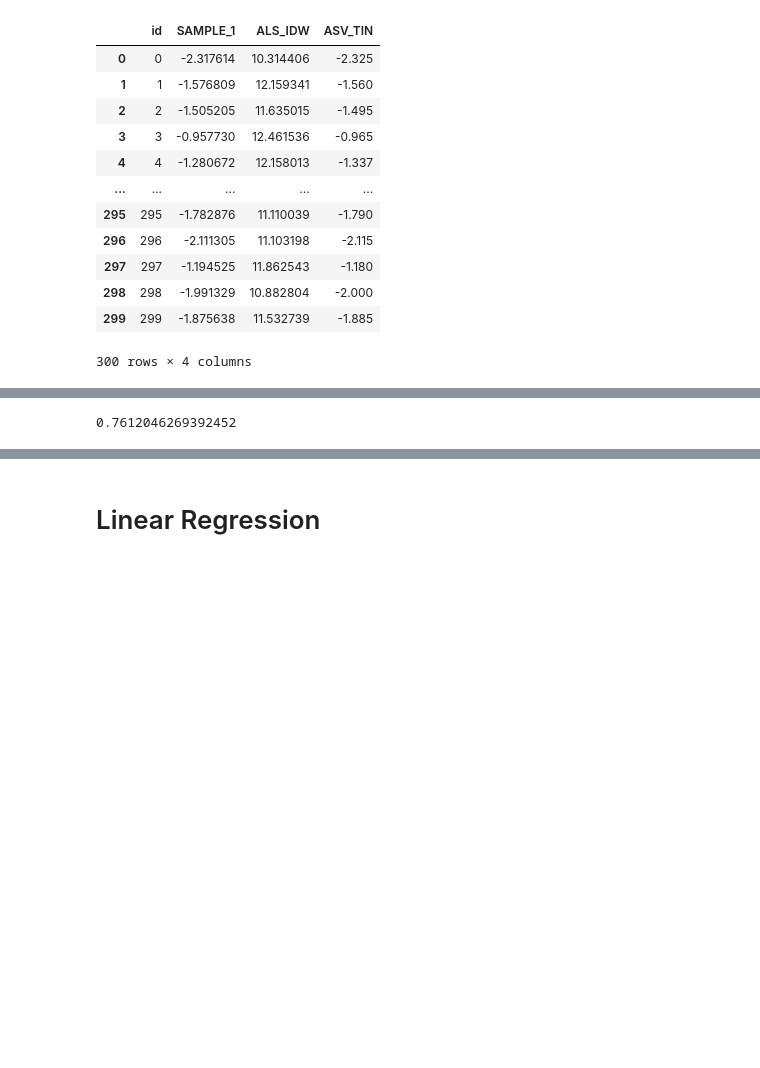
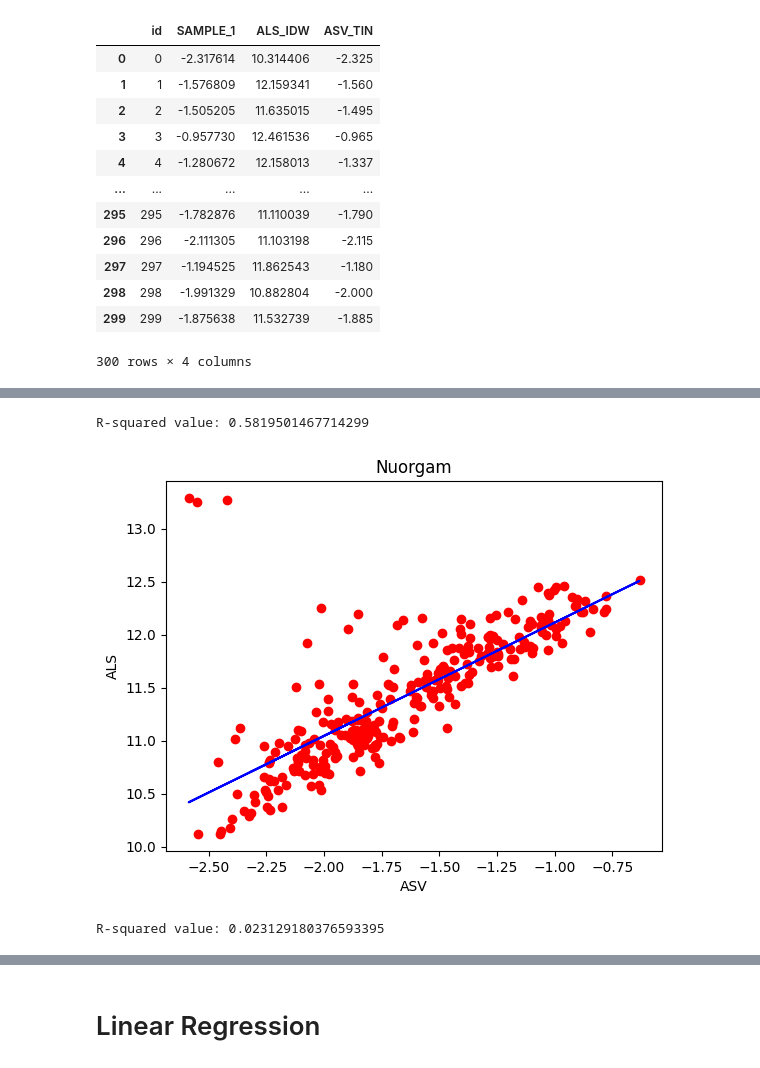
Before and after one commit to susannakukka/bathymetric-model-analysis, a Jupyter notebook: notebooks/RMSE.ipynb, the cells around one changed output, grey strips where cells are left out. Cells and saved outputs as stored; diff of their text form; code cells hidden in the pictures; blank space fills up the shorter version.

Commit message:
modified correlation analysis plots

```diff
--- a/notebooks/RMSE.ipynb
+++ b/notebooks/RMSE.ipynb
@@ -879,2 +881,2 @@ nuorgam_corr_asv["ASV_IDW"] = nuorgam_corr_asv["ASV_IDW"].fillna(0)
 # %%
-nuorgam_corr_asv
+nuorgam_corr_asv = nuorgam_corr_asv.dropna()
@@ -918,4 +898,15 @@ sns.lmplot(x="ASV_TIN", y="ALS_IDW", data=nuorgam_corr_asv)
 # %%
-nuorgam_corr_asv["ASV_TIN"].corr(nuorgam_corr_asv["ALS_IDW"])
+#nuorgam_corr_asv["ASV_TIN"].corr(nuorgam_corr_asv["ALS_IDW"])
-# %% [output]
-0.7612046269392452
+# %%
+model = LinearRegression()
+# %%
+# calculate linear regression for nuorgam als
+x = nuorgam_corr_asv[['ASV_IDW']]
+y = nuorgam_corr_asv[['ALS_IDW']]
+# %%
+model.fit(x, y)
+
+r2_score = model.score(x, y)
+print(f"R-squared value: {r2_score}")
+# %% [output]
+R-squared value: 0.5819501467714299
@@ -921,0 +915,9 @@ nuorgam_corr_asv["ASV_TIN"].corr(nuorgam_corr_asv["ALS_IDW"])
+# %%
+plt.scatter(x, y, color = 'red')
+plt.plot(x, model.predict(x), color = 'blue')
+plt.title('Nuorgam')
+plt.xlabel('ASV')
+plt.ylabel('ALS')
+plt.show()
+# %% [output]
+[figure, added]
@@ -921,0 +930,7 @@ nuorgam_corr_asv["ASV_TIN"].corr(nuorgam_corr_asv["ALS_IDW"])
+# %%
+model.fit(x, y)
+
+r2_score = model.score(x, y)
+print(f"R-squared value: {r2_score}")
+# %% [output]
+R-squared value: 0.023129180376593395
```
Also changed, not shown: parts of 16 cells of this notebook, 1 other file.
